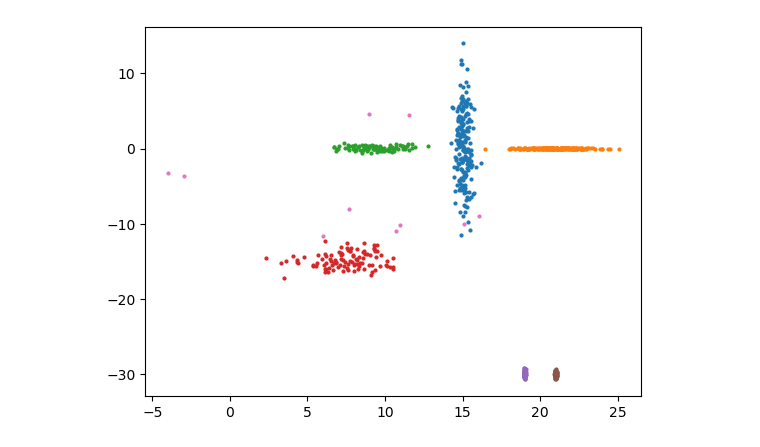
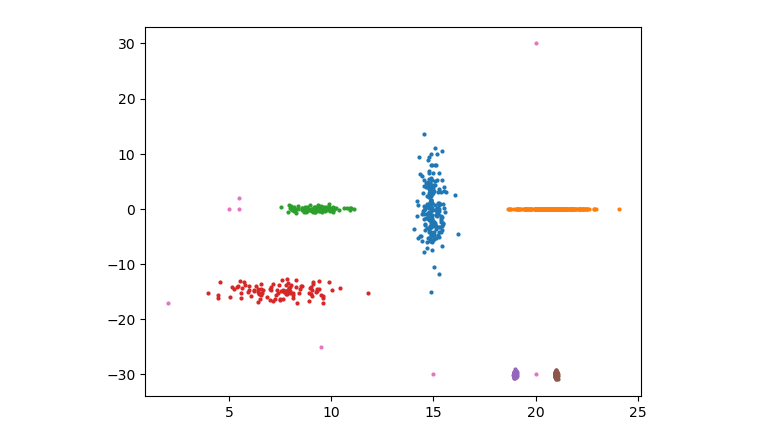
Before and after one commit to nhs2828/IA-Explicable, a Jupyter notebook: tme8/tme8.ipynb, the cells around one changed output. Saved outputs shown, nothing was run; the diff lists cells and outputs as text; code cells hidden in the pictures.

Commit message:
add exception

```diff
--- a/tme8/tme8.ipynb
+++ b/tme8/tme8.ipynb
@@ -5,13 +6,22 @@ import numpy as np
 # %%
-mus = [[15., 0.], [21., 0.], [9.3, 0.], [7.5, -15.], [19, -30.], [21, -30.], [13, -5.]]
-sigs = [[0.1, 20], [2, 0.001], [1.5, 0.1], [3, 1.], [0.001, 0.1], [0.001, 0.1], [100, 100.]]
-Ns = [200, 200, 100, 100, 100, 100, 10]
+mus = [[15., 0.], [21., 0.], [9.3, 0.], [7.5, -15.], [19, -30.], [21, -30.]]
+sigs = [[0.1, 20], [1, 0.001], [0.6, 0.1], [2, 1.], [0.001, 0.1], [0.001, 0.1]]
+Ns = [200, 200, 100, 100, 100, 100]
 
+exception_pts = [[20., 30.], [5.5, 0], [5.5, 2.], [5., 0], [2., -17.], [9.5, -25.], [15,-30.], [20, -30.]]
 pts = []
+pts_data = []
 for i in range(len(Ns)):
     sampler = torch.distributions.multivariate_normal.MultivariateNormal(loc=torch.tensor(mus[i]), covariance_matrix=torch.diag(torch.tensor(sigs[i])))
-    pts.append(np.asarray([sampler.sample().tolist() for _ in range(Ns[i])]))
+    pts_generated = [sampler.sample().tolist() for _ in range(Ns[i])]
+    # visualiser
+    pts.append(np.asarray(pts_generated))
+    # train
+    pts_data = pts_data + pts_generated
+pts.append(np.asarray(exception_pts))
+pts_data += exception_pts
+pts_data = np.asarray(pts_data)
 for p in pts:
     plt.scatter(p[:, 0], p[:, 1], s=4)
 # %% [output]
-[figure, old version]
+[figure, new version]
```
Also changed, not shown: parts of 5 cells of this notebook.
